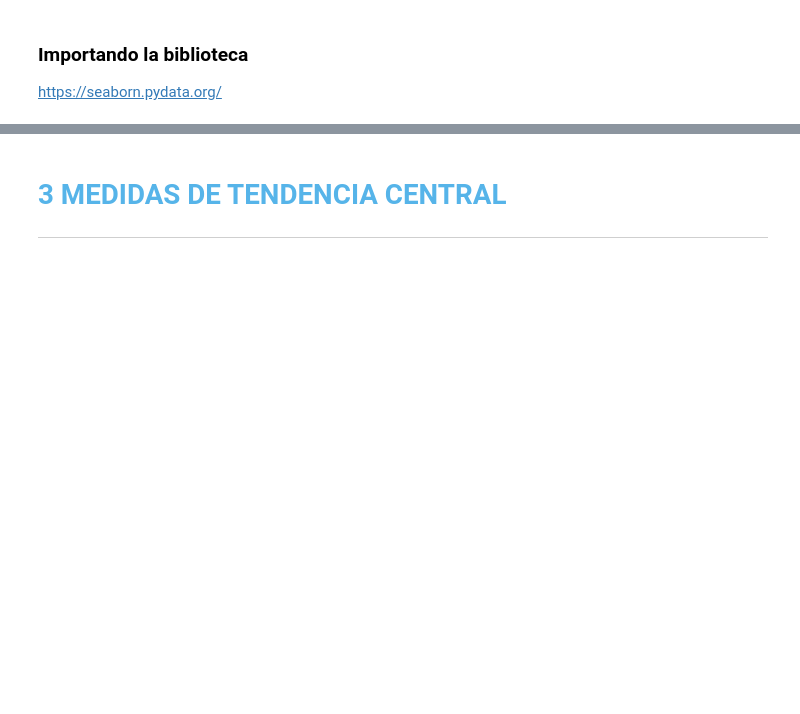
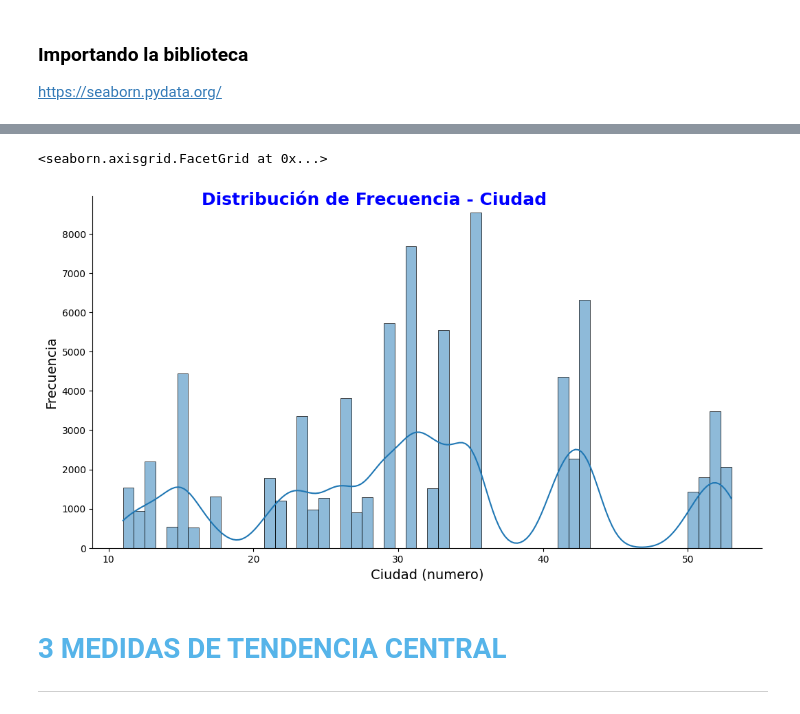
Before and after one commit to yuri19762008/001_ORACLE, a Jupyter notebook: 014_ESTADISTICAS_PYTHON/Curso_de_Estadística_con_Python_1.ipynb, the cells around one changed output, grey strips where cells are left out. Drawn from its saved outputs; the diff is of its cells as text; code cells hidden in the pictures; blank space fills up the shorter version.

```diff
--- a/014_ESTADISTICAS_PYTHON/Curso_de_Estadística_con_Python_1.ipynb
+++ b/014_ESTADISTICAS_PYTHON/Curso_de_Estadística_con_Python_1.ipynb
@@ -318,3 +614,21 @@ https://seaborn.pydata.org/
+# %%
+ax = sns.displot(datos.Ciudad, kde =True)
+
+
+ax.figure.set_size_inches(12, 6)
+ax.fig.suptitle('Distribución de Frecuencia - Ciudad', fontsize=18, fontweight='bold', color='blue', )
+
+
+# Para cambiar la etiqueta del eje X:
+ax.axes[0,0].set_xlabel('Ciudad (numero)', fontsize=14)
+
+
+# Para cambiar la etiqueta del eje Y (opcional):
+ax.axes[0,0].set_ylabel('Frecuencia', fontsize=14)
+ax
+# %% [output]
+<seaborn.axisgrid.FacetGrid at 0x...>
+[figure, added]
 # %% [markdown]
 # <font color=#56B4E9>3 MEDIDAS DE TENDENCIA CENTRAL</font>
 ***
```
Also changed, not shown: parts of 31 cells of this notebook.
